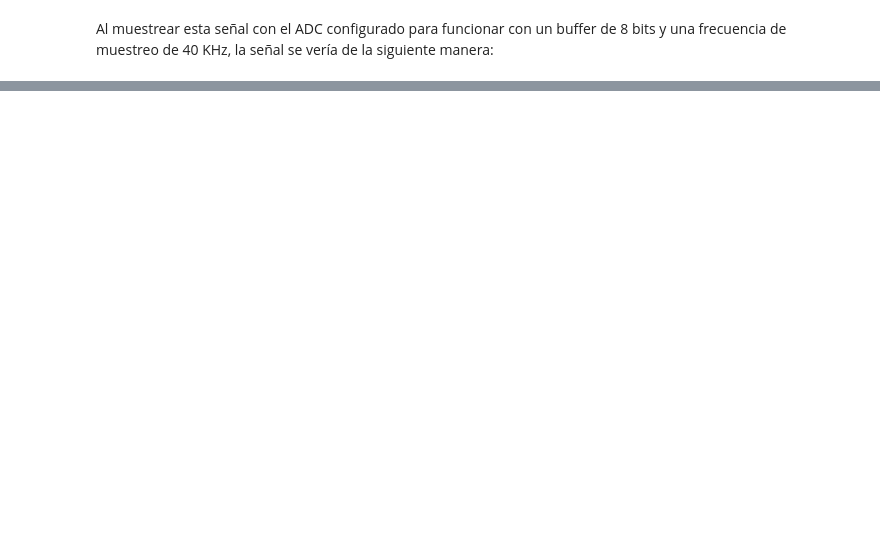
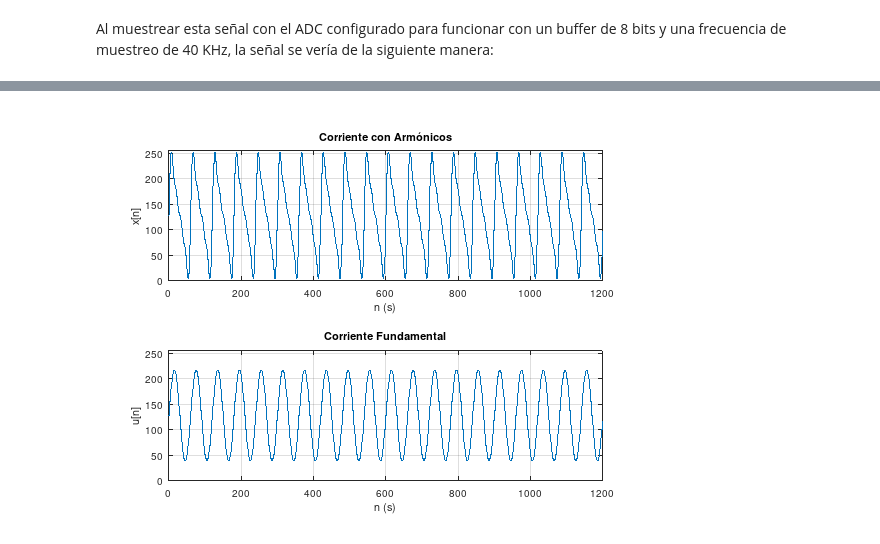
Before and after one commit to ezequiel1611/FiltroArmonicoActivo, a Jupyter notebook: Jupyter_Angel/analisis_sensado_corriente.ipynb, the cells around one changed output, grey strips where cells are left out. Cells and saved outputs as stored; diff of their text form; code cells hidden in the pictures; blank space fills up the shorter version.

```diff
--- a/Jupyter_Angel/analisis_sensado_corriente.ipynb
+++ b/Jupyter_Angel/analisis_sensado_corriente.ipynb
@@ -381,0 +131,33 @@ fatal: caught signal Aborted -- stopping myself...
+# %%
+% Señales presentes ya en la FPGA
+f = 50;            % frecuencia fundamental 50Hz
+fs = 3e3;          % frecuencia de muestreo de 3Ksps
+ts = 1/fs;         % período de muestreo
+tmax = 0.4;        % tiempo máximo
+t = 0:ts:tmax-ts;  % vector de tiempo continuo
+n = 0:length(t)-1; % vector de tiempo discreto
+A = [8, 4, 2, 1, 0, 0, 0, 0, 0, 0, 0, 0, 0, 0, 0, 0, 0, 0, 0, 0, 1, 0.8, 0.6]; % amplitud fundamental y armónicos
+x = 0;
+for i = 1:20,
+   x = x + A(i)*sin(2*pi*i*n*f*ts);
+end;
+x = (x * Gm * G(60) + 1.5) * adc_scale; % corriente con armónicos
+u = (Gm*G(60)*A(1)*sin(2*pi*f*n*ts) + 1.5)*adc_scale; % corriente fundamental de referencia
+
+figure;
+subplot(2,1,1);
+stairs(n,x);
+grid 'on';
+title('Corriente con Armónicos');
+ylabel('x[n]');
+xlabel('n (s)');
+ylim([0,255]);
+subplot(2,1,2);
+stairs(n,u);
+grid 'on';
+title('Corriente Fundamental');
+ylabel('u[n]');
+xlabel('n (s)');
+ylim([0, 255]);
+# %% [output]
+[figure, added]
```
Also changed, not shown: parts of 16 cells of this notebook.
